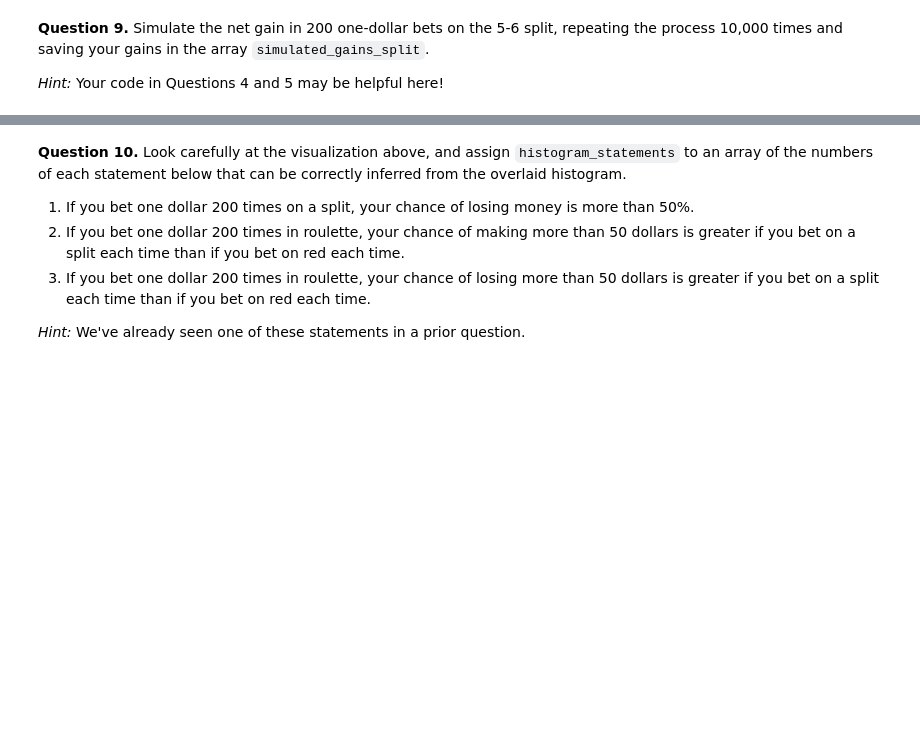
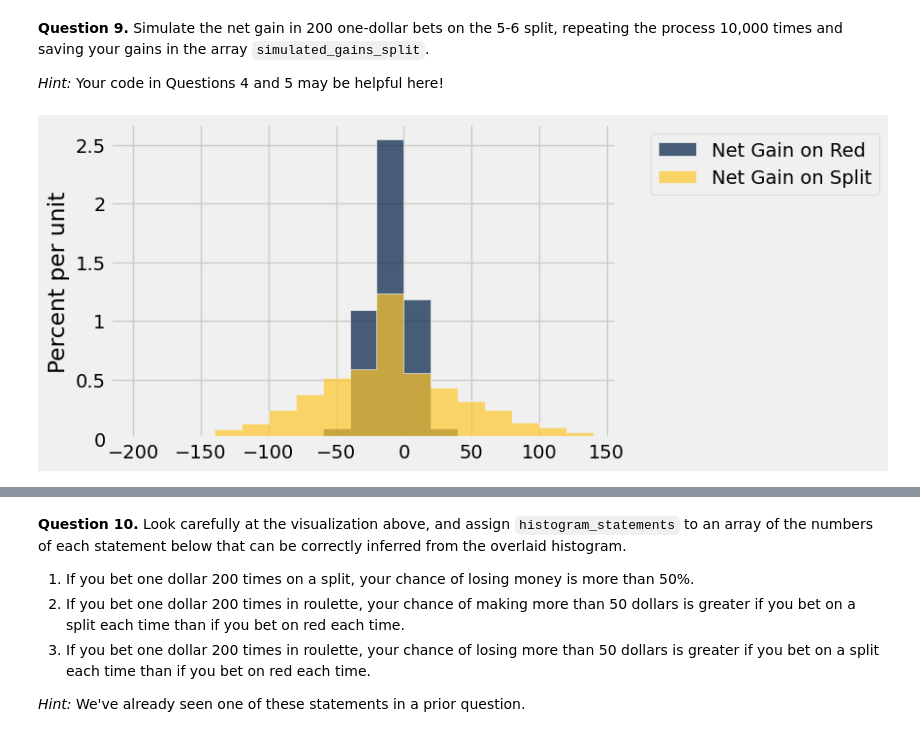
Before and after one commit to loganmroczek/24-Fall-Data1350, a Jupyter notebook: hw06/hw06.ipynb, the cells around one changed output, grey strips where cells are left out. Drawn from its saved outputs; the diff is of its cells as text; code cells hidden in the pictures; blank space fills up the shorter version.

```diff
--- a/hw06/hw06.ipynb
+++ b/hw06/hw06.ipynb
@@ -123,10 +163,11 @@ net_gain_red(10)
 
 *Note:* This cell might take a few seconds to run.
 # %%
-num_bets = ...
-repetitions = ...
+num_bets = 200
+repetitions = 10000
 
-simulated_gains_red = ...
-...
+simulated_gains_red = make_array()
+for i in np.arange(repetitions):
+    simulated_gains_red = np.append(simulated_gains_red, net_gain_red(num_bets))
 
 len(simulated_gains_red) # Do not change this line! Check that simulated_gains_red is length 10000.
@@ -157,8 +206,15 @@ If betting on red doesn't seem like a good idea, maybe a gambler might want to t
 **Question 7.** Define a function `dollar_bet_on_split` that takes a pocket number and returns your gain in dollars if that pocket won and you had bet one dollar on the 5-6 split.
 
 *Hint:* Remember that the pockets are represented as strings.
-# %%
-def dollar_bet_on_split(...):
-    ...
+# %%
+def dollar_bet_on_split(pocket):
+    dollars = 0
+    if pocket == '5':
+        dollars = dollars + 17
+    elif pocket == '6':
+        dollars = dollars + 17
+    else:
+        dollars = dollars - 1
+    return dollars
 # %%
 grader.check("q1_7")
@@ -172,6 +235,6 @@ print(dollar_bet_on_split('23'))
 # %% [markdown]
 **Question 8.** Add a column `Winnings: Split` to the `wheel` table. For each pocket, the column should contain your gain in dollars if that pocket won and you had bet one dollar on the 5-6 split.
 # %%
-split_winnings = ...
-wheel = ...
+split_winnings = wheel.apply(dollar_bet_on_split, 'Pocket')
+wheel = wheel.with_column('Winnings: Split', split_winnings)
 wheel.show(5) # Do not change this line.
@@ -182,12 +255,21 @@ grader.check("q1_8")
 
 *Hint:* Your code in Questions 4 and 5 may be helpful here!
 # %%
-simulated_gains_split = ...
+def net_gain_split(num_bets):
+     net_gain =  wheel.sample(num_bets)
+     return sum(net_gain.column('Winnings: Split'))
 
-...
+simulated_gains_split = make_array()
+num_bets = 200
+repetitions = 10000
+
+for i in np.arange(repetitions):
+    simulated_gains_split = np.append(simulated_gains_split, net_gain_split(num_bets))
 
 # Do not change the two lines below
 gains = gains.with_columns('Net Gain on Split', simulated_gains_split)
 gains.hist(bins = np.arange(-200, 150, 20))
+# %% [output]
+[figure, added]
 # %%
 grader.check("q1_9")
```
Also changed, not shown: parts of 66 cells of this notebook, 5 other files.
